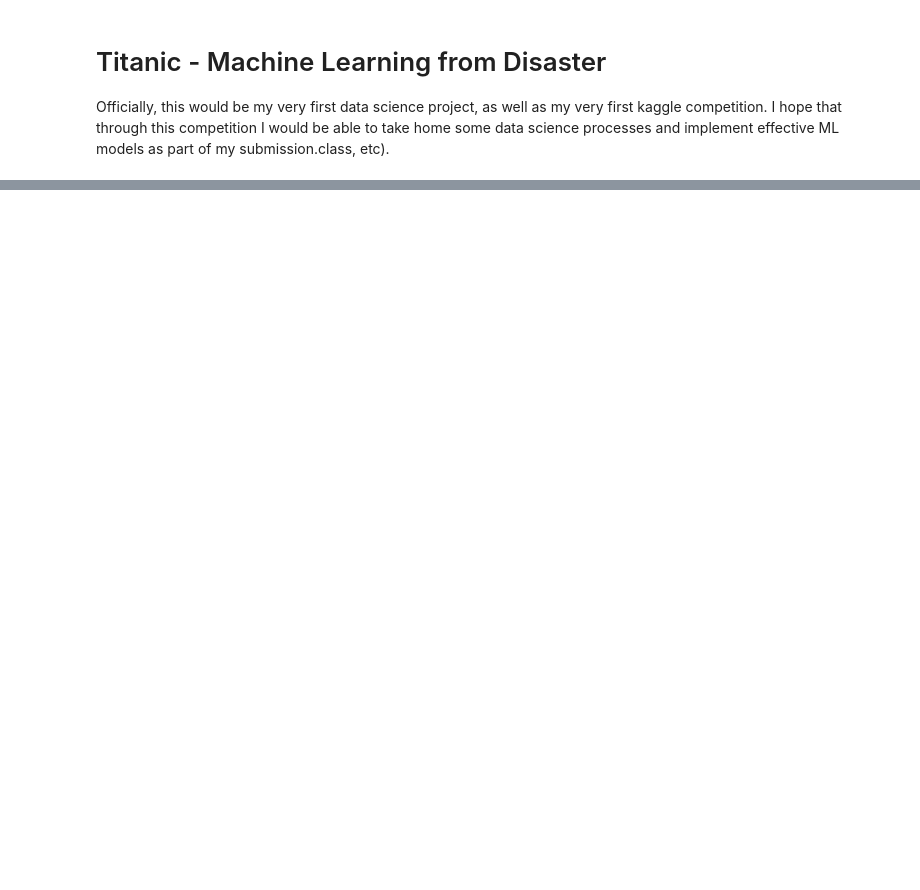
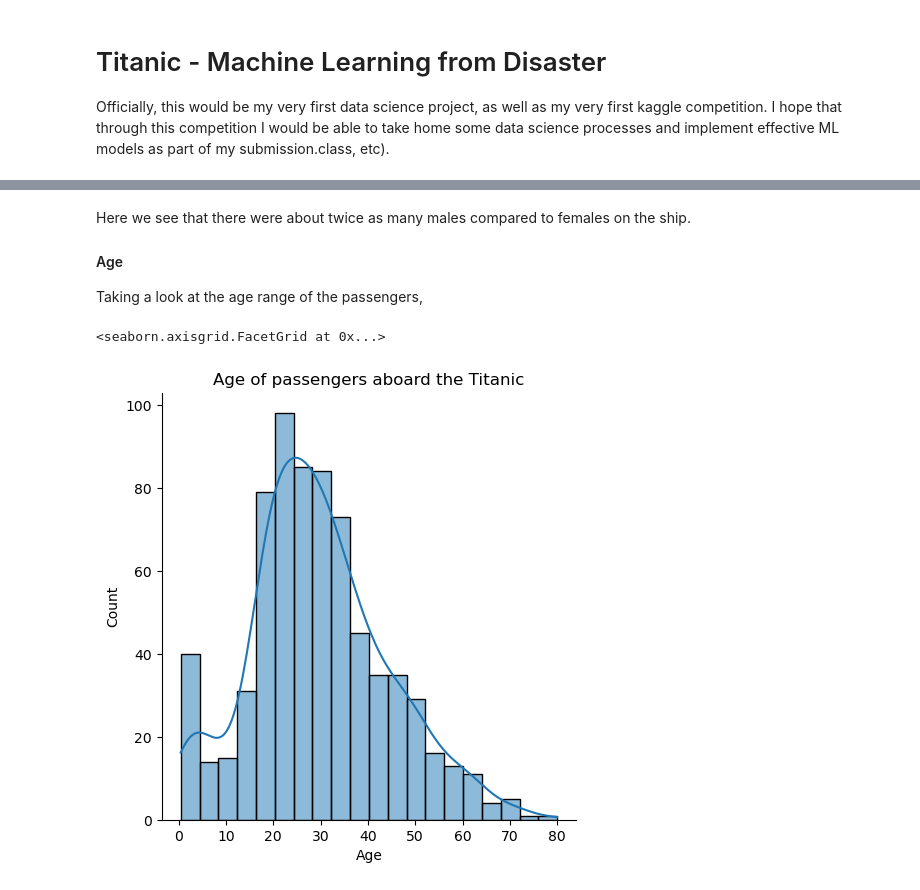
Before and after one commit to Bobblite/kaggle, a Jupyter notebook: titanic/titanic.ipynb, the cells around one changed output, grey strips where cells are left out. Drawn from its saved outputs; the diff is of its cells as text; code cells hidden in the pictures; blank space fills up the shorter version.

```diff
--- a/titanic/titanic.ipynb
+++ b/titanic/titanic.ipynb
@@ -50,0 +141,9 @@ train_df
+# %% [markdown]
+Here we see that there were about twice as many males compared to females on the ship.
+#### Age
+Taking a look at the age range of the passengers,
+# %%
+sns.displot(data=train_df, x='Age', kde=True, bins=20).set(title='Age of passengers aboard the Titanic')
+# %% [output]
+<seaborn.axisgrid.FacetGrid at 0x...>
+[figure, added]
```
Also changed, not shown: parts of 20 cells of this notebook.
